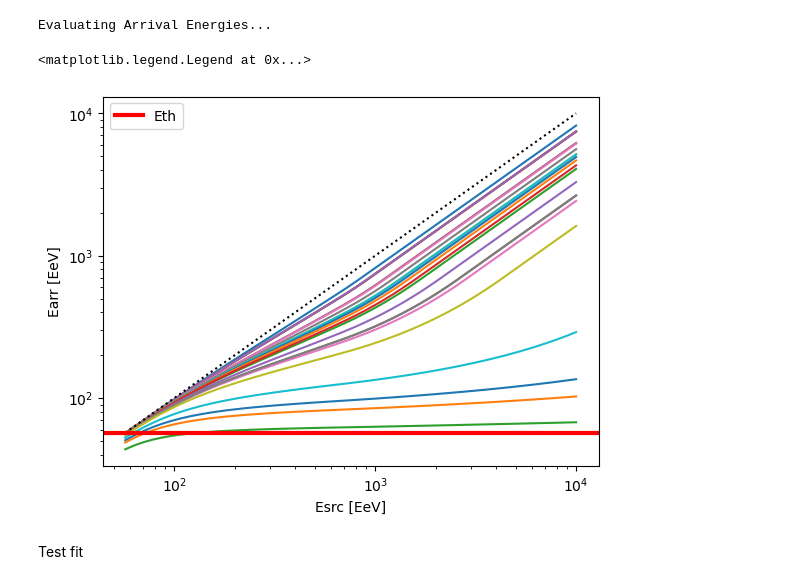
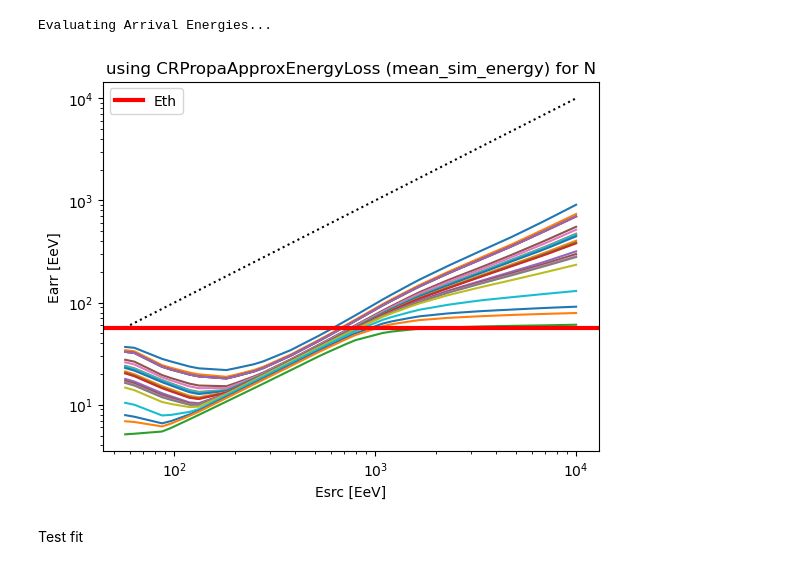
Before and after one commit to uhecr-project/uhecr_model, a Jupyter notebook: uhecr_model/paper_1/energy_loss/test_fancy_updates.ipynb, the cells around one changed output. Drawn from its saved outputs; the diff is of its cells as text; code cells hidden in the pictures.

Commit message:
Update with new approx

```diff
--- a/uhecr_model/paper_1/energy_loss/test_fancy_updates.ipynb
+++ b/uhecr_model/paper_1/energy_loss/test_fancy_updates.ipynb
@@ -64,7 +65,7 @@ table_file = "output/test_table_{0}_{1}".format(source_type, detector_type)
 
 summary = b'Precomputation for tables'
 analysis = Analysis(data, model, analysis_type = 'joint',
-                    filename = table_file, summary = summary)
+                    filename = table_file, summary = summary, energy_loss_approx="mean_sim_energy")
 
 print("Evaluating Exposure Integral...")
 analysis.build_tables(fit_only = True)
@@ -78,19 +79,18 @@ Evaluating Arrival Energies...
 # %%
 fig, ax = plt.subplots()
 for Earr_g in analysis.Earr_grid:
     ax.plot(analysis.E_grid, Earr_g)
 ax.plot(analysis.E_grid, analysis.E_grid, color="k", linestyle=":")
 ax.set_xscale("log")
 ax.set_yscale("log")
 ax.set_xlabel("Esrc [EeV]")
 ax.set_ylabel("Earr [EeV]")
-#ax.set_title("using CRPropaApproxEnergyLoss for N")
+ax.set_title("using CRPropaApproxEnergyLoss (mean_sim_energy) for N")
 ax.axhline(Eth, color="red", lw=3, label="Eth")
 ax.legend()
-#fig.savefig("figures/stan_tables_nitrogen.pdf")
+fig.savefig("figures/stan_tables_nitrogen_mean_sim_energy.pdf")
 # %% [output]
-<matplotlib.legend.Legend at 0x...>
-[figure, old version]
+[figure, new version]
 # %% [markdown]
 Test fit
 # %%
```
Also changed, not shown: parts of 7 cells of this notebook, 1 other file.
